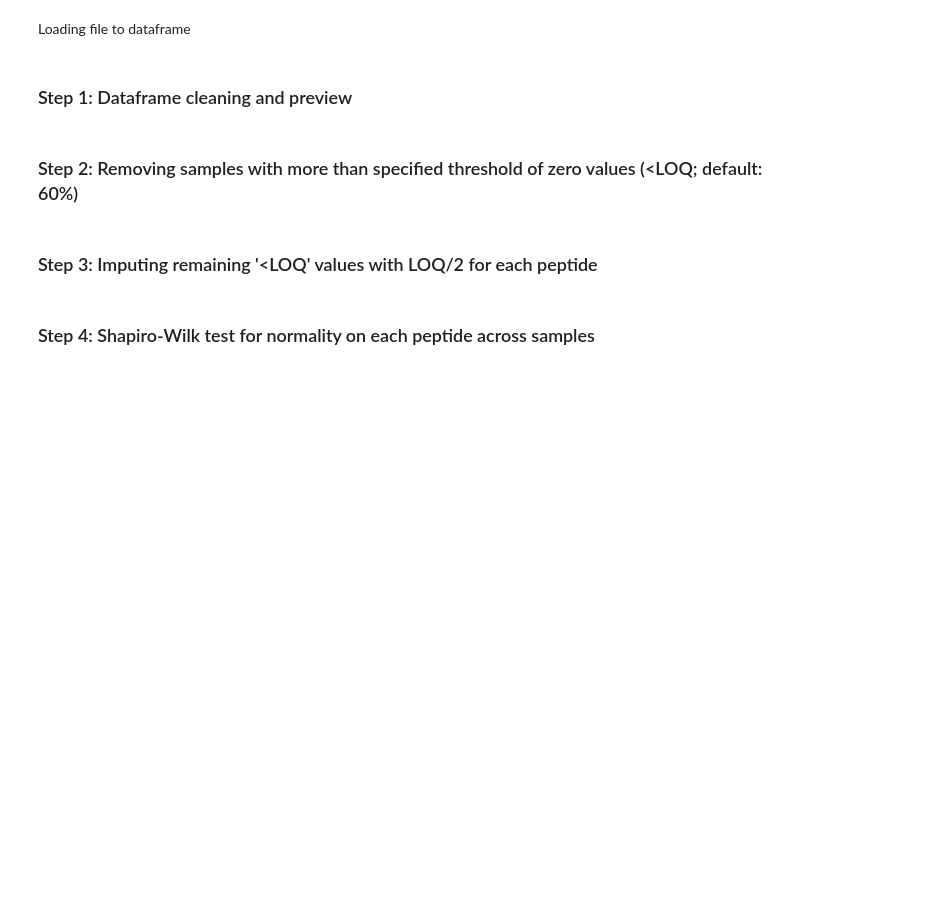
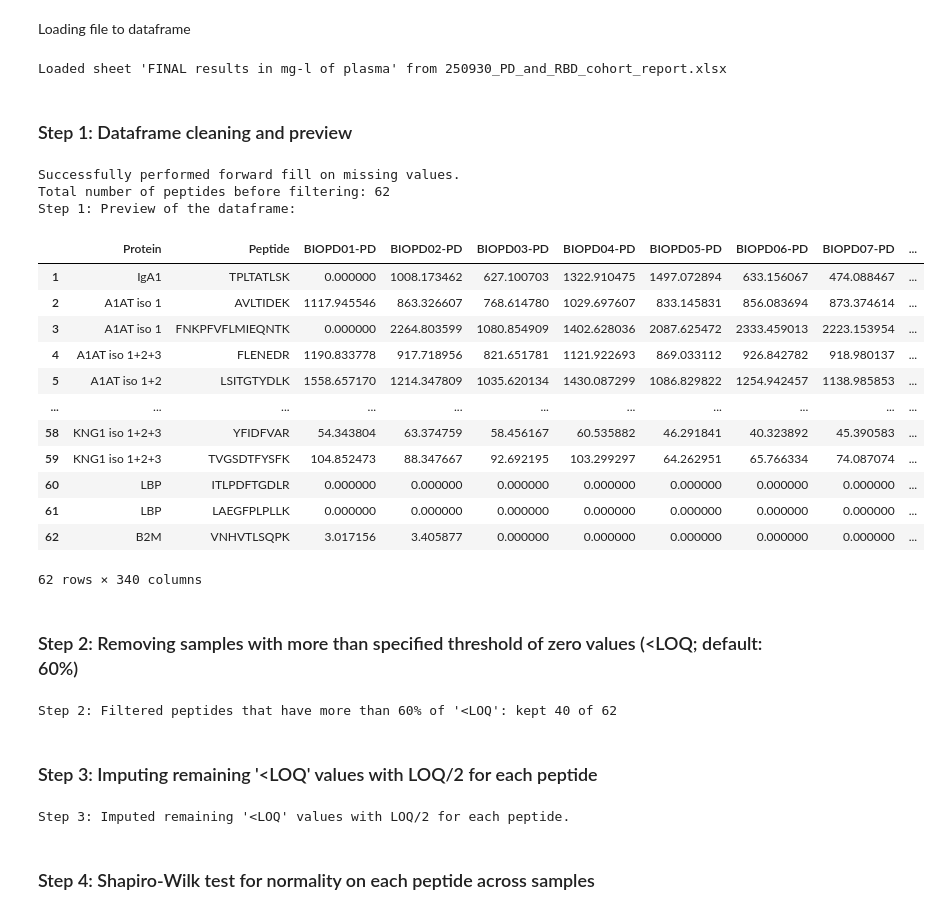
Before and after one commit to miletovaa/o2_lcms_biomarker_discovery, a Jupyter notebook: notebooks/proteomics_analysis.ipynb, the cells around one changed output. Cells and saved outputs as stored; diff of their text form; code cells hidden in the pictures; blank space fills up the shorter version.

Commit message:
Fix zero fraction and protein labels (peptide analysis)

```diff
--- a/notebooks/proteomics_analysis.ipynb
+++ b/notebooks/proteomics_analysis.ipynb
@@ -116,47 +116,73 @@ with pd.ExcelFile(os.path.join(FILE_PATH_INPUT, cfg.data.file_name_proteomics_in
 
     df = pd.read_excel(xls, sheet_name=final_sheets[0])
     print(f"Loaded sheet '{final_sheets[0]}' from {cfg.data.file_name_proteomics_input}")
+
+# Fixing double-row header
+df = df[1:]
+# %% [output]
+Loaded sheet 'FINAL results in mg-l of plasma' from 250930_PD_and_RBD_cohort_report.xlsx
 # %% [markdown]
 ### Step 1: Dataframe cleaning and preview
 # %%
-# Fixing double-row header
-df = df[1:]
-# Forward fill missing values (aka fixing merged cells)
-df.ffill(inplace=True)
+# Forward fill missing values (aka fixing merged cells with protein names)
+df["Protein"] = df["Protein"].ffill()
 print(f"Successfully performed forward fill on missing values.")
+
+print("Total number of peptides before filtering:", len(df))
 
 sample_prefix_arr = ("BIOPD", "RBD", "CON")
 value_cols = [c for c in df.columns if c.startswith(sample_prefix_arr)]
+
+df[value_cols] = df[value_cols].replace("<LOQ", 0.0).astype(float)
 
 groups = {
     "PD": [c for c in value_cols if c.startswith("BIOPD")],
     "RBD": [c for c in value_cols if c.startswith("RBD")],
     "CON": [c for c in value_cols if c.startswith("CON")]
 }
 
-print(f"Step 1: Preview of the first 15 rows of the dataframe after forward fill:")
-print(df.head(15))
+print(f"Step 1: Preview of the dataframe:")
+df
+# %% [output]
+Successfully performed forward fill on missing values.
+Total number of peptides before filtering: 62
+Step 1: Preview of the dataframe:
+|  | Protein | Peptide | BIOPD01-PD | BIOPD02-PD | BIOPD03-PD | BIOPD04-PD | BIOPD05-PD | BIOPD06-PD | BIOPD07-PD | ... |
+| 1 | IgA1 | TPLTATLSK | 0.000000 | 1008.173462 | 627.100703 | 1322.910475 | 1497.072894 | 633.156067 | 474.088467 | ... |
+| 2 | A1AT iso 1 | AVLTIDEK | 1117.945546 | 863.326607 | 768.614780 | 1029.697607 | 833.145831 | 856.083694 | 873.374614 | ... |
+| 3 | A1AT iso 1 | FNKPFVFLMIEQNTK | 0.000000 | 2264.803599 | 1080.854909 | 1402.628036 | 2087.625472 | 2333.459013 | 2223.153954 | ... |
+| 4 | A1AT iso 1+2+3 | FLENEDR | 1190.833778 | 917.718956 | 821.651781 | 1121.922693 | 869.033112 | 926.842782 | 918.980137 | ... |
+| 5 | A1AT iso 1+2 | LSITGTYDLK | 1558.657170 | 1214.347809 | 1035.620134 | 1430.087299 | 1086.829822 | 1254.942457 | 1138.985853 | ... |
+| ... | ... | ... | ... | ... | ... | ... | ... | ... | ... | ... |
+| 58 | KNG1 iso 1+2+3 | YFIDFVAR | 54.343804 | 63.374759 | 58.456167 | 60.535882 | 46.291841 | 40.323892 | 45.390583 | ... |
+| 59 | KNG1 iso 1+2+3 | TVGSDTFYSFK | 104.852473 | 88.347667 | 92.692195 | 103.299297 | 64.262951 | 65.766334 | 74.087074 | ... |
+| 60 | LBP | ITLPDFTGDLR | 0.000000 | 0.000000 | 0.000000 | 0.000000 | 0.000000 | 0.000000 | 0.000000 | ... |
+| 61 | LBP | LAEGFPLPLLK | 0.000000 | 0.000000 | 0.000000 | 0.000000 | 0.000000 | 0.000000 | 0.000000 | ... |
+| 62 | B2M | VNHVTLSQPK | 3.017156 | 3.405877 | 0.000000 | 0.000000 | 0.000000 | 0.000000 | 0.000000 | ... |
+62 rows × 340 columns
 # %% [markdown]
 ### Step 2: Removing samples with more than specified threshold of zero values (<LOQ; default: 60%)
 # %%
 zero_threshold = cfg.preprocessing.zero_threshold if cfg.preprocessing.zero_threshold is not None else 0.6
 
-df[value_cols] = df[value_cols].replace("<LOQ", np.nan).astype(float)
+zero_fractions = (df.eq(0.0) | df.isna()).sum(axis=1) / len(df)
 
-loq_fraction = df[value_cols].isna().mean(axis=1)
-
-df_filtered = df.loc[loq_fraction <= zero_threshold].reset_index(drop=True)
+df_filtered = df[zero_fractions <= zero_threshold]
 print(f"Step 2: Filtered peptides that have more than %d%% of '<LOQ': kept %d of %d" % (zero_threshold * 100, len(df_filtered), len(df)))
 df = df_filtered.copy()
+# %% [output]
+Step 2: Filtered peptides that have more than 60% of '<LOQ': kept 40 of 62
 # %% [markdown]
 ### Step 3: Imputing remaining '<LOQ' values with LOQ/2 for each peptide
 # %%
 for col in value_cols:
     min_detected = df[col].min(skipna=True)
-    impute_value = min_detected / 2 if pd.notna(min_detected) else 0
+    impute_value = min_detected / 2
     df.fillna({col: impute_value}, inplace=True)
 
 print(f"Step 3: Imputed remaining '<LOQ' values with LOQ/2 for each peptide.")
+# %% [output]
+Step 3: Imputed remaining '<LOQ' values with LOQ/2 for each peptide.
 # %% [markdown]
 ### Step 4: Shapiro-Wilk test for normality on each peptide across samples
 # %%
```
Also changed, not shown: parts of 8 cells of this notebook, 1 other file.
